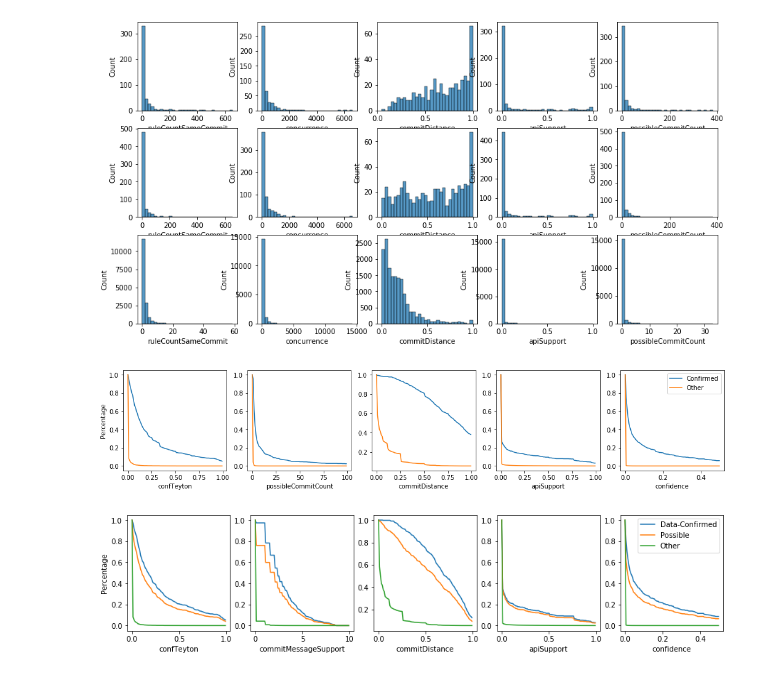
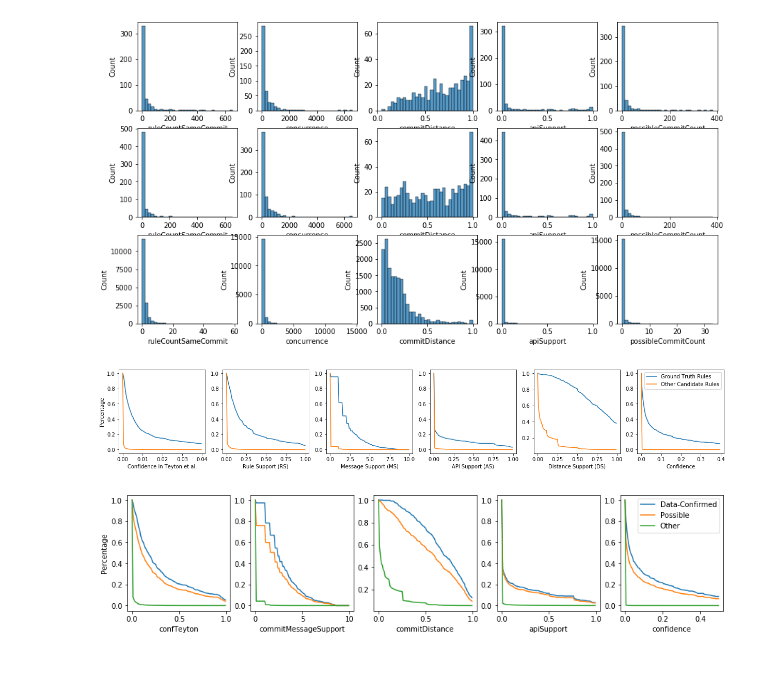
Before and after one commit to hehao98/MigrationHelper, a Jupyter notebook: evaluation/rq2_metrics.ipynb, the cells around one changed output. Saved outputs shown, nothing was run; the diff lists cells and outputs as text; code cells hidden in the pictures.

```diff
--- a/evaluation/rq2_metrics.ipynb
+++ b/evaluation/rq2_metrics.ipynb
@@ -5,6 +5,14 @@ import matplotlib.pyplot as plt
 import seaborn as sns
 # %%
 rules = pd.read_csv("recommend-output.csv")
+
+to_lib2cnt = {to_lib: len(rows) for to_lib, rows in rules.groupby(by="toLib")}
+from_lib2cnt = {from_lib: len(rows) for from_lib, rows in rules.groupby(by="fromLib")}
+rules["confTeyton"] = (rules["ruleCountSameCommit"] / np.maximum(
+    rules["toLib"].apply(lambda x: to_lib2cnt[x]),
+    rules["fromLib"].apply(lambda x: from_lib2cnt[x])
+)).fillna(0)
+
 ground_truth = pd.read_excel("manual/ground-truth.xlsx")
 confirmed_rule_set = set(zip(
     ground_truth[ground_truth["isConfirmed"]]["fromLib"],
@@ -72,46 +80,48 @@ def get_dist(rules, possible_rules, confirmed_rules, metric, min_val, max_val, i
     possible_vals = []
     confirmed_vals = []
     other_vals = []
     for i in np.arange(min_val, max_val, interval):
         possible_vals.append(len(possible_rules[possible_rules[metric] >= i]) / len(possible_rules))
         confirmed_vals.append(len(confirmed_rules[confirmed_rules[metric] >= i]) / len(confirmed_rules))
         other_vals.append(len(other_rules[other_rules[metric] >= i]) / len(other_rules))
     return possible_vals, confirmed_vals, other_vals
 params = [
     # ("ruleCountSameCommit", 0, 600, 6),
-    # ("ruleFreqSameCommit", 0, 1, 0.01),
     # ("ruleFreqToLibSameCommit", 0, 1, 0.01),
     # ("ruleCount", 0, 600, 6),
-    ("confTeyton", 0, 1, 0.01),
-    ("possibleCommitCount", 0, 100, 1),
-    # ("commitMessageSupport", 0, 10, 0.1),
+    ("confTeyton", 0, 0.04, 0.0004, "Confidence in Teyton et al."),
+    ("ruleFreqSameCommit", 0, 1, 0.01, "Rule Support (RS)"),
+    # ("possibleCommitCount", 0, 100, 1),
+    ("commitMessageSupport", 0, 10, 0.1, "Message Support (MS)"),
     # ("ruleFreq", 0, 1, 0.01),
     # ("concurrence", 0, 1000, 10),
     # ("popularityRegularization", 0, 1, 0.01),
     # ("positionSupport", 0, 1, 0.01),
-    ("commitDistance", 0, 1, 0.01),
+    ("apiSupport", 0, 1, 0.01, "API Support (AS)"),
+    ("commitDistance", 0, 1, 0.01, "Distance Support (DS)"),
     # ("methodChangeCount", 0, 100, 1),
-    ("apiSupport", 0, 1, 0.01),
     # ("similarity", 0, 1, 0.01),
-    ("confidence", 0, 0.5, 0.005),
-
+    ("confidence", 0, 0.4, 0.004, "Confidence"),
 ]
 fig, axes = plt.subplots(1, len(params), figsize=(3.5 * len(params), 3))
 for i, param in enumerate(params):
-    possible, confirmed, other = get_dist(rules, possible_rules, confirmed_rules, *param)
+    possible, confirmed, other = get_dist(rules, possible_rules, confirmed_rules, *(param[0:4]))
     x = list(np.arange(param[1], param[2], param[3]))
-    axes[i].plot(x, confirmed, label="Confirmed")
+    axes[i].plot(x, confirmed, label="Ground Truth Rules")
     # axes[i].plot(x, possible, label="Possible")
-    axes[i].plot(x, other, label="Other")
-    axes[i].set_xlabel(param[0])
+    axes[i].plot(x, other, label="Other Candidate Rules")
+    if len(param) == 4:
+        axes[i].set_xlabel(param[0])
+    elif len(param) == 5:
+        axes[i].set_xlabel(param[4])
     if i == 0:
         axes[i].set_ylabel("Percentage")
     if i == len(params) - 1:
         axes[i].legend()
 fig.show()
 fig.savefig("pic/dist.pdf", bbox_inches="tight")
 # %% [output]
-[figure, old version]
+[figure, new version]
 # %%
 fig, axes = plt.subplots(1, len(params), figsize=(3 * len(params), 3))
 for i, param in enumerate(params):
```
Also changed, not shown: 16 other files.
